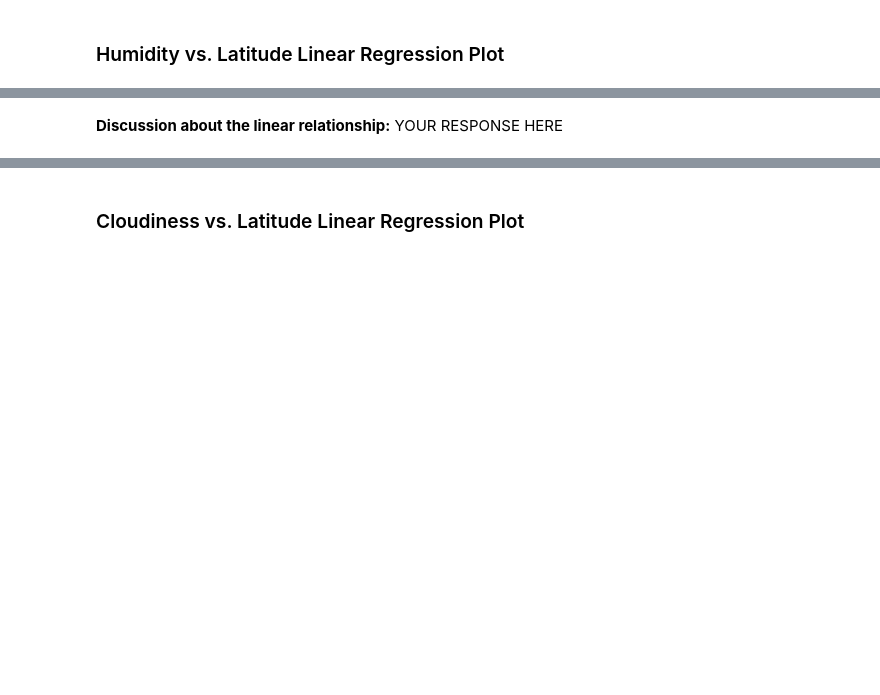
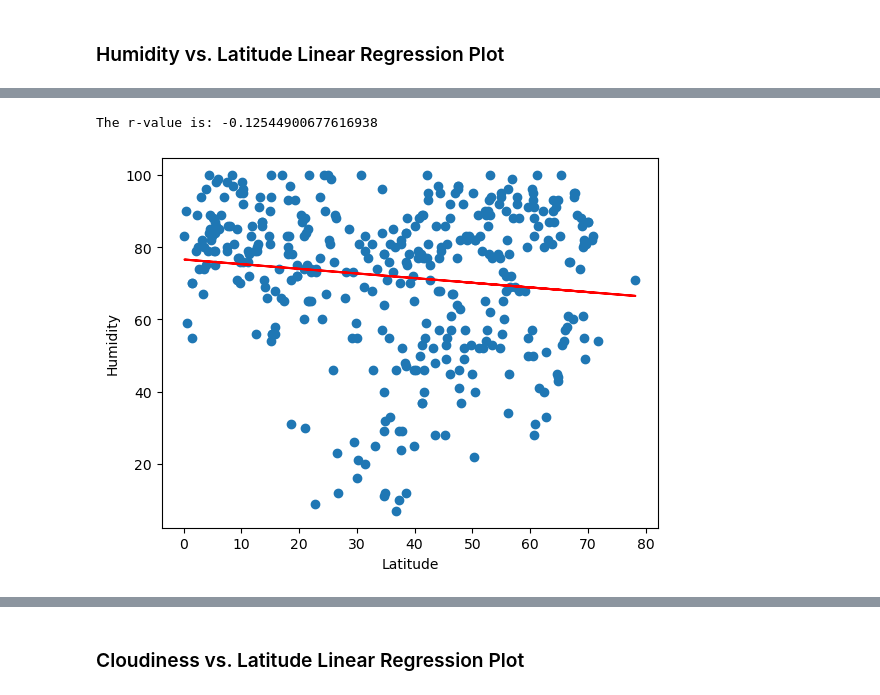
Before and after one commit to brnkath/python-api-challenge, a Jupyter notebook: WeatherPy/WeatherPy.ipynb, the cells around one changed output, grey strips where cells are left out. Cells and saved outputs as stored; diff of their text form; code cells hidden in the pictures; blank space fills up the shorter version.

```diff
--- a/WeatherPy/WeatherPy.ipynb
+++ b/WeatherPy/WeatherPy.ipynb
@@ -341,2 +345,11 @@ The r-value is: 0.0002808747046324607
-# %% [markdown]
-**Discussion about the linear relationship:** YOUR RESPONSE HERE
+# %%
+# Northern Hemisphere
+plotting = lin_reg_plot(northern_hemi_df["Lat"], northern_hemi_df["Humidity"])
+annotation(plotting, 40, 10)
+plt.xlabel("Latitude")
+plt.ylabel("Humidity")
+
+plt.show()
+# %% [output]
+The r-value is: -0.12544900677616938
+[figure, added]
```
Also changed, not shown: parts of 25 cells of this notebook.
